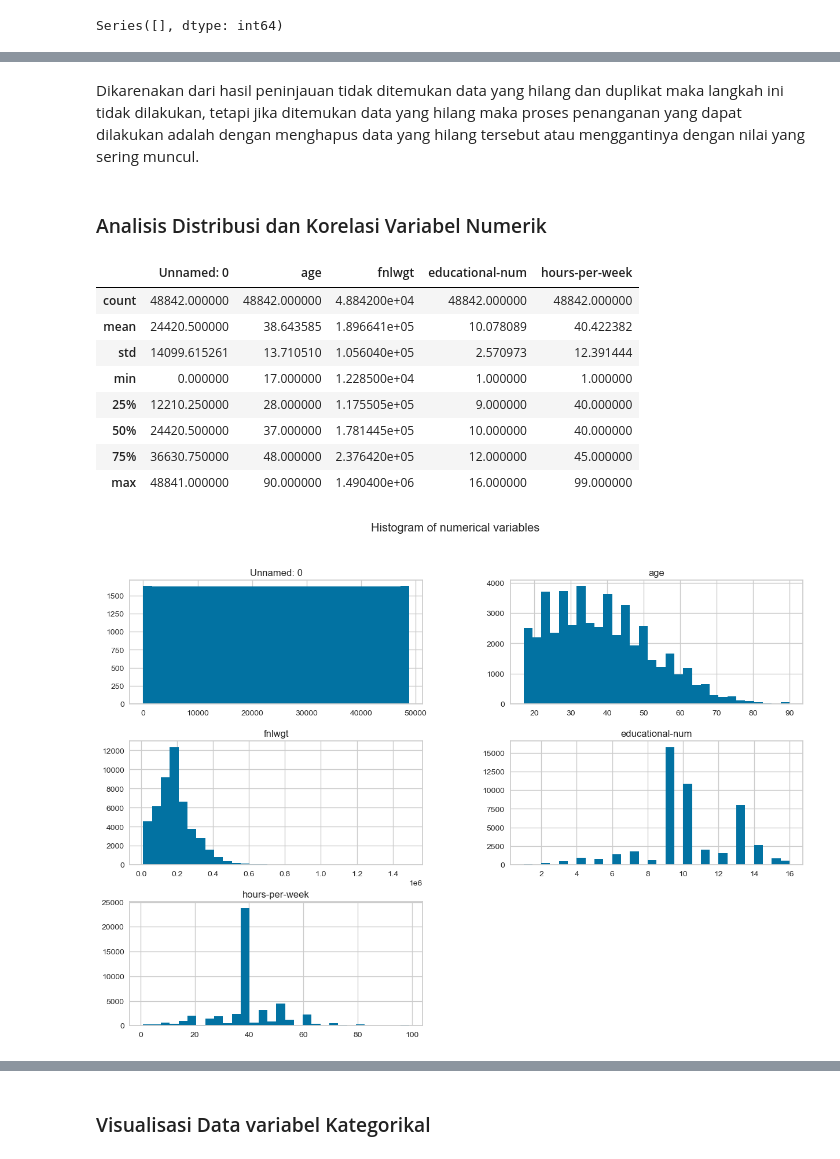
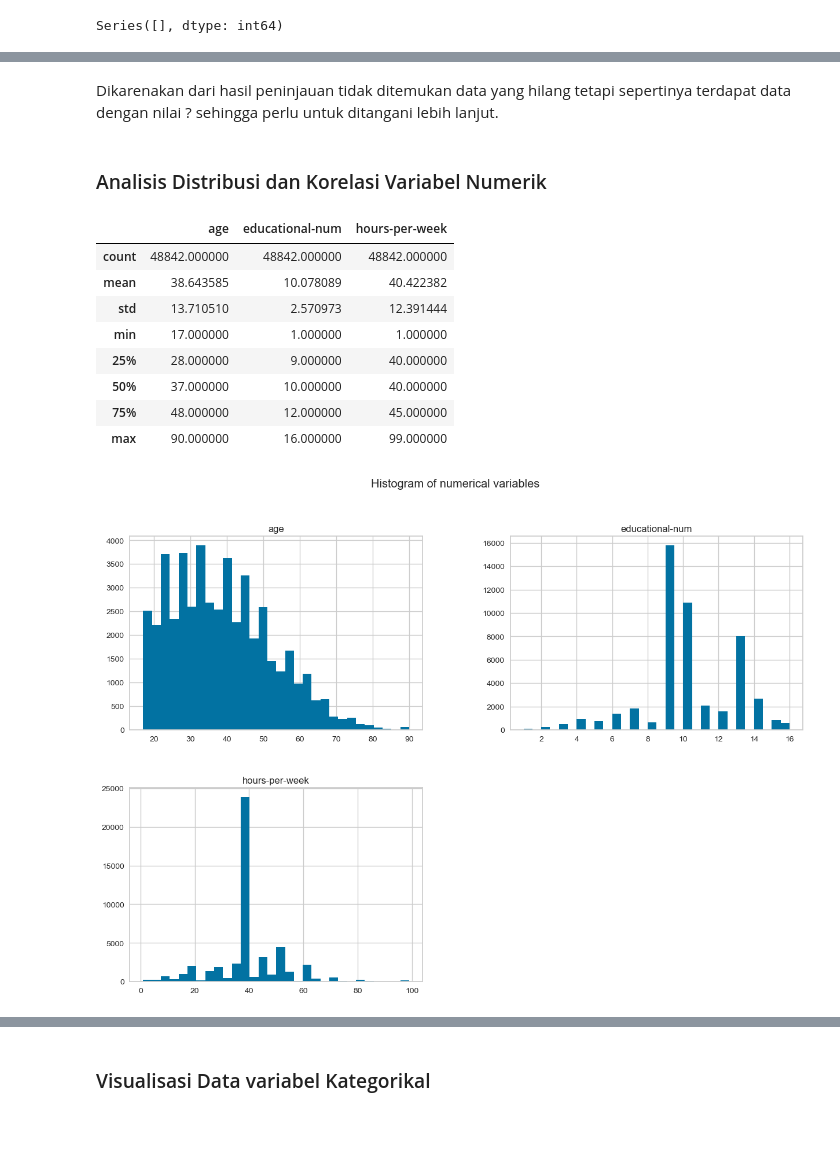
Before and after one commit to gerynsb/Project_ML_Clustering, a Jupyter notebook: [Clustering]_Submission_Akhir_BMLP_Dean Gery Pasamba.ipynb, the cells around one changed output, grey strips where cells are left out. Drawn from its saved outputs; the diff is of its cells as text; code cells hidden in the pictures; blank space fills up the shorter version.

```diff
--- a/[Clustering]_Submission_Akhir_BMLP_Dean Gery Pasamba.ipynb
+++ b/[Clustering]_Submission_Akhir_BMLP_Dean Gery Pasamba.ipynb
@@ -31,8 +31,8 @@ from sklearn.metrics import silhouette_score
 # **Memuat Dataset**
 # %%
 #Memuat dataaset menggunakan pandas
-df = pd.read_csv('adult_income.csv')
-df
+income = pd.read_csv('adult_income.csv')
+income
 # %% [output]
 |  | Unnamed: 0 | age | workclass | fnlwgt | education | educational-num | marital-status | occupation | ... |
 | 0 | 0 | 25 | Private | 226802 | 11th | 7 | Never-married | Machine-op-inspct | ... |
@@ -49,7 +49,7 @@ df
 48842 rows × 15 columns
 # %%
 # Menghapus kolom yang tidak digunakan
-df.columns = df.columns.str.strip()
-df = df.drop(columns=['capital-gain', 'capital-loss'])
+income.columns = income.columns.str.strip()
+df = df.drop(columns=['Unnamed: 0','fnlwgt','capital-gain', 'capital-loss'])
 df.head()
 # %% [output]
@@ -91,3 +89,3 @@ memory usage: 4.8+ MB
 # %%
-numeric_features = df.select_dtypes(include=['number'])
+numeric_features = df.select_dtypes(include=['number']).columns
 # %%
@@ -140,26 +136,26 @@ df
-# %% [markdown]
-Dikarenakan dari hasil peninjauan tidak ditemukan data yang hilang dan duplikat maka langkah ini tidak dilakukan, tetapi jika ditemukan data yang hilang maka proses penanganan yang dapat dilakukan adalah dengan menghapus data yang hilang tersebut atau menggantinya dengan nilai yang sering muncul.
+# %% [markdown]
+Dikarenakan dari hasil peninjauan tidak ditemukan data yang hilang tetapi sepertinya terdapat data dengan nilai ? sehingga perlu untuk ditangani lebih lanjut.
 # %% [markdown]
 ### Analisis Distribusi dan Korelasi Variabel Numerik
 # %%
 # Menampilkan statistik deskriptif dari dataset
-numeric_features.describe(include='all')
+df[numeric_features].describe()
 # %% [output]
-|  | Unnamed: 0 | age | fnlwgt | educational-num | hours-per-week |
-| count | 48842.000000 | 48842.000000 | 4.884200e+04 | 48842.000000 | 48842.000000 |
-| mean | 24420.500000 | 38.643585 | 1.896641e+05 | 10.078089 | 40.422382 |
-| std | 14099.615261 | 13.710510 | 1.056040e+05 | 2.570973 | 12.391444 |
-| min | 0.000000 | 17.000000 | 1.228500e+04 | 1.000000 | 1.000000 |
-| 25% | 12210.250000 | 28.000000 | 1.175505e+05 | 9.000000 | 40.000000 |
-| 50% | 24420.500000 | 37.000000 | 1.781445e+05 | 10.000000 | 40.000000 |
-| 75% | 36630.750000 | 48.000000 | 2.376420e+05 | 12.000000 | 45.000000 |
-| max | 48841.000000 | 90.000000 | 1.490400e+06 | 16.000000 | 99.000000 |
+|  | age | educational-num | hours-per-week |
+| count | 48842.000000 | 48842.000000 | 48842.000000 |
+| mean | 38.643585 | 10.078089 | 40.422382 |
+| std | 13.710510 | 2.570973 | 12.391444 |
+| min | 17.000000 | 1.000000 | 1.000000 |
+| 25% | 28.000000 | 9.000000 | 40.000000 |
+| 50% | 37.000000 | 10.000000 | 40.000000 |
+| 75% | 48.000000 | 12.000000 | 45.000000 |
+| max | 90.000000 | 16.000000 | 99.000000 |
 # %%
 # Menampilkan histogram untuk distribusi frekuensi
 df.hist(bins=30, figsize=(15,10))
 plt.suptitle('Histogram of numerical variables')
 plt.show()
 # %% [output]
-[figure, old version]
+[figure, new version]
 # %%
 # Memeriksa hubungan variabel dengan menggunakan matriks korelasi
```
Also changed, not shown: parts of 14 cells of this notebook.
